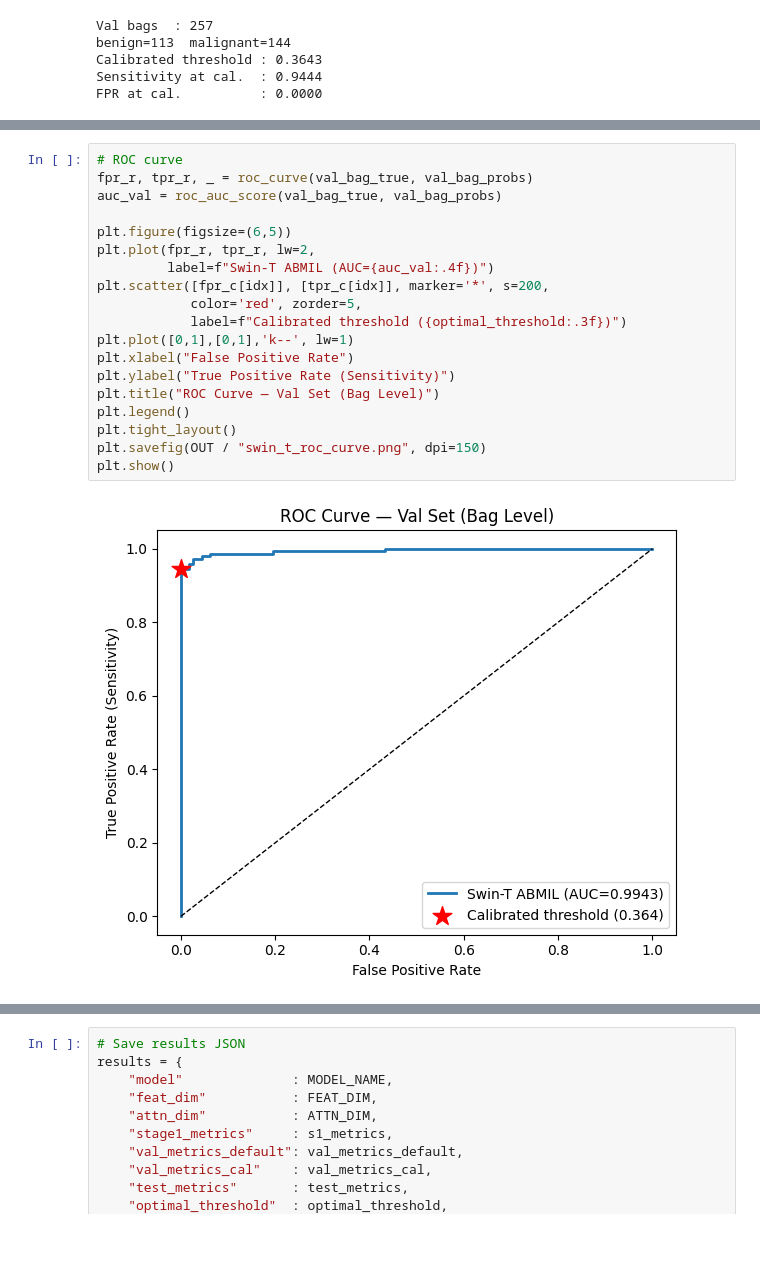
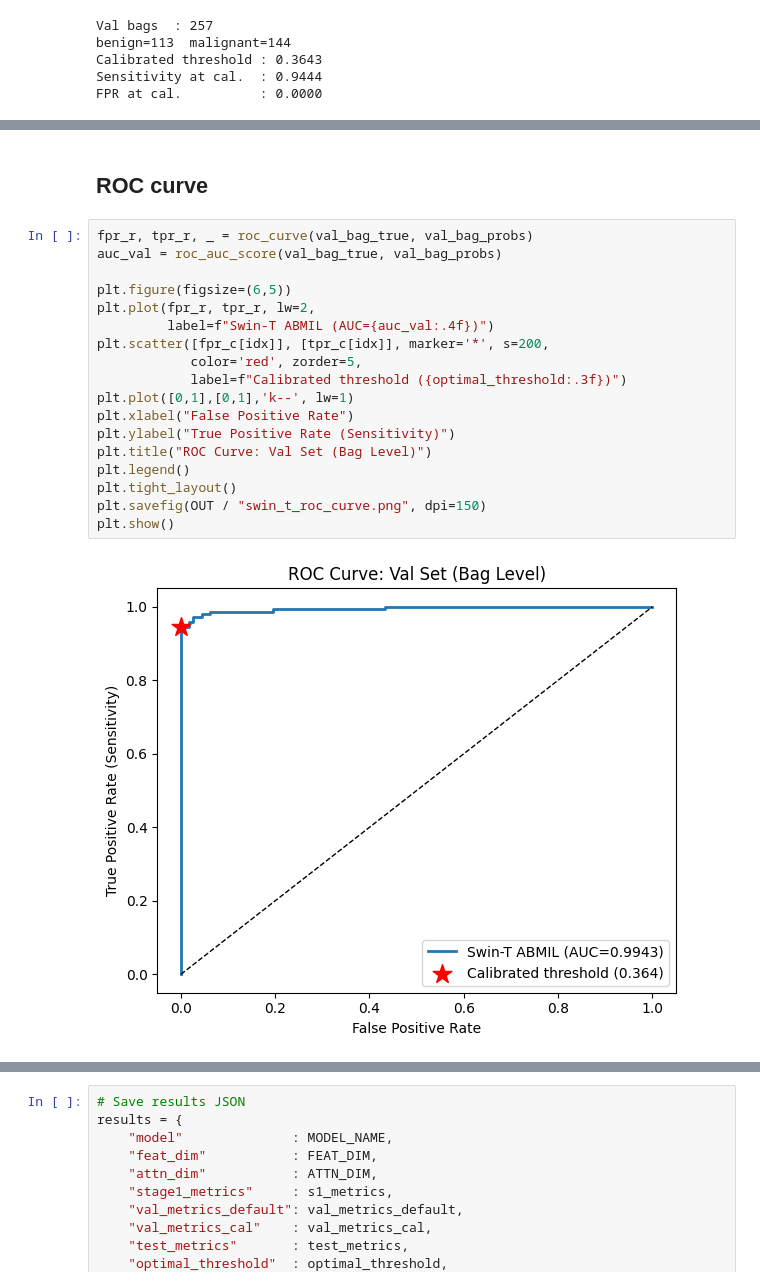
Before and after one commit to mfjm-rizvi/ddsm-breast-cancer-detection, a Jupyter notebook: notebooks/05-swint.ipynb, the cells around one changed output, grey strips where cells are left out. Saved outputs shown, nothing was run; the diff lists cells and outputs as text; blank space fills up the shorter version.

```diff
--- a/notebooks/05-swint.ipynb
+++ b/notebooks/05-swint.ipynb
@@ -782,24 +699,25 @@ val_metrics_cal = compute_all_metrics(
   specificity    : 1.0000
   fpr            : 0.0000
   ece            : 0.0315
+# %% [markdown]
+## ROC curve
 # %%
-# ROC curve
 fpr_r, tpr_r, _ = roc_curve(val_bag_true, val_bag_probs)
 auc_val = roc_auc_score(val_bag_true, val_bag_probs)
 
 plt.figure(figsize=(6,5))
 plt.plot(fpr_r, tpr_r, lw=2,
          label=f"Swin-T ABMIL (AUC={auc_val:.4f})")
 plt.scatter([fpr_c[idx]], [tpr_c[idx]], marker='*', s=200,
             color='red', zorder=5,
             label=f"Calibrated threshold ({optimal_threshold:.3f})")
 plt.plot([0,1],[0,1],'k--', lw=1)
 plt.xlabel("False Positive Rate")
 plt.ylabel("True Positive Rate (Sensitivity)")
-plt.title("ROC Curve — Val Set (Bag Level)")
+plt.title("ROC Curve: Val Set (Bag Level)")
 plt.legend()
 plt.tight_layout()
 plt.savefig(OUT / "swin_t_roc_curve.png", dpi=150)
 plt.show()
 # %% [output]
-[figure, old version]
+[figure, new version]
```
Also changed, not shown: parts of 31 cells of this notebook, 2 other files.
